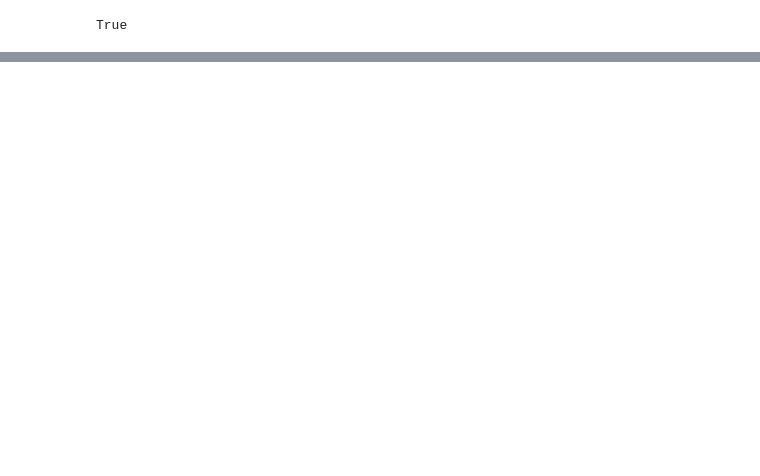
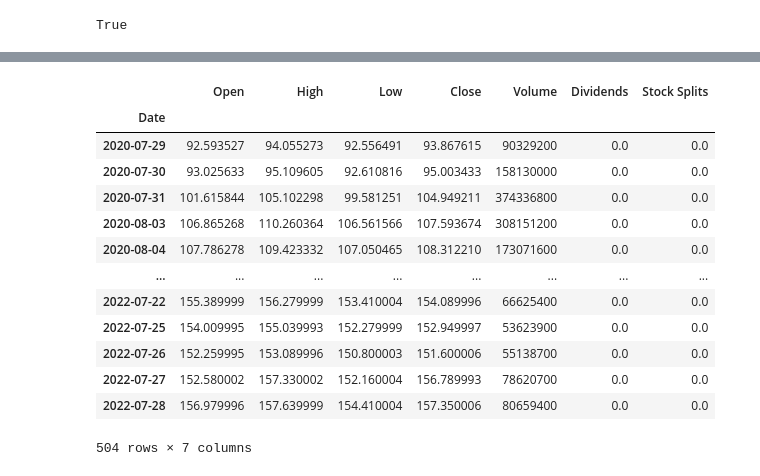
Before and after one commit to jblidell/project_2_canslim_screener, a Jupyter notebook: stock_code.ipynb, the cells around one changed output, grey strips where cells are left out. Cells and saved outputs as stored; diff of their text form; code cells hidden in the pictures; blank space fills up the shorter version.

```diff
--- a/stock_code.ipynb
+++ b/stock_code.ipynb
@@ -61,0 +43,17 @@ fs_apple
+# %%
+aapl_hist
+# %% [output]
+|  | Open | High | Low | Close | Volume | Dividends | Stock Splits |
+| Date |  |  |  |  |  |  |  |
+| 2020-07-29 | 92.593527 | 94.055273 | 92.556491 | 93.867615 | 90329200 | 0.0 | 0.0 |
+| 2020-07-30 | 93.025633 | 95.109605 | 92.610816 | 95.003433 | 158130000 | 0.0 | 0.0 |
+| 2020-07-31 | 101.615844 | 105.102298 | 99.581251 | 104.949211 | 374336800 | 0.0 | 0.0 |
+| 2020-08-03 | 106.865268 | 110.260364 | 106.561566 | 107.593674 | 308151200 | 0.0 | 0.0 |
+| 2020-08-04 | 107.786278 | 109.423332 | 107.050465 | 108.312210 | 173071600 | 0.0 | 0.0 |
+| ... | ... | ... | ... | ... | ... | ... | ... |
+| 2022-07-22 | 155.389999 | 156.279999 | 153.410004 | 154.089996 | 66625400 | 0.0 | 0.0 |
+| 2022-07-25 | 154.009995 | 155.039993 | 152.279999 | 152.949997 | 53623900 | 0.0 | 0.0 |
+| 2022-07-26 | 152.259995 | 153.089996 | 150.800003 | 151.600006 | 55138700 | 0.0 | 0.0 |
+| 2022-07-27 | 152.580002 | 157.330002 | 152.160004 | 156.789993 | 78620700 | 0.0 | 0.0 |
+| 2022-07-28 | 156.979996 | 157.639999 | 154.410004 | 157.350006 | 80659400 | 0.0 | 0.0 |
+504 rows × 7 columns
```
Also changed, not shown: parts of 16 cells of this notebook.
